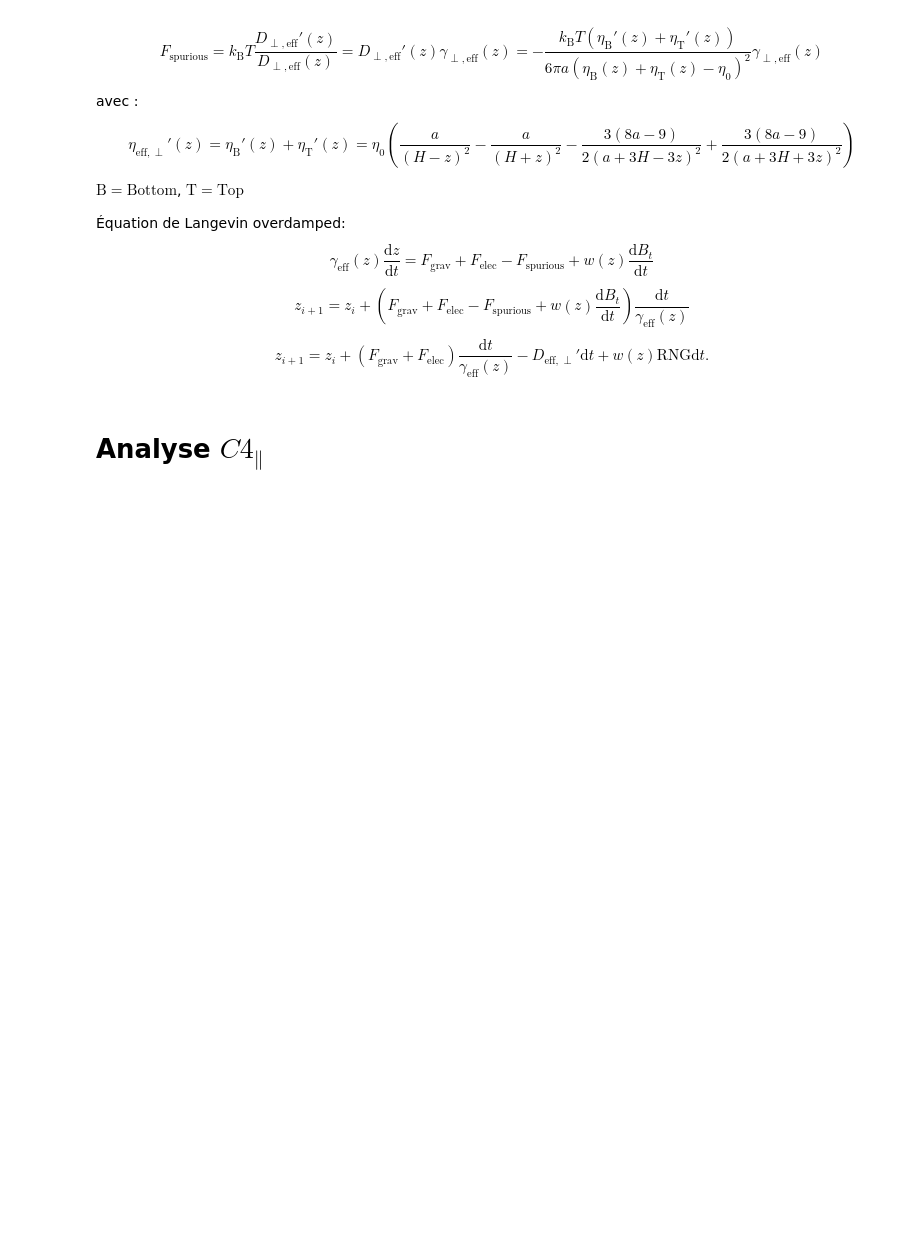
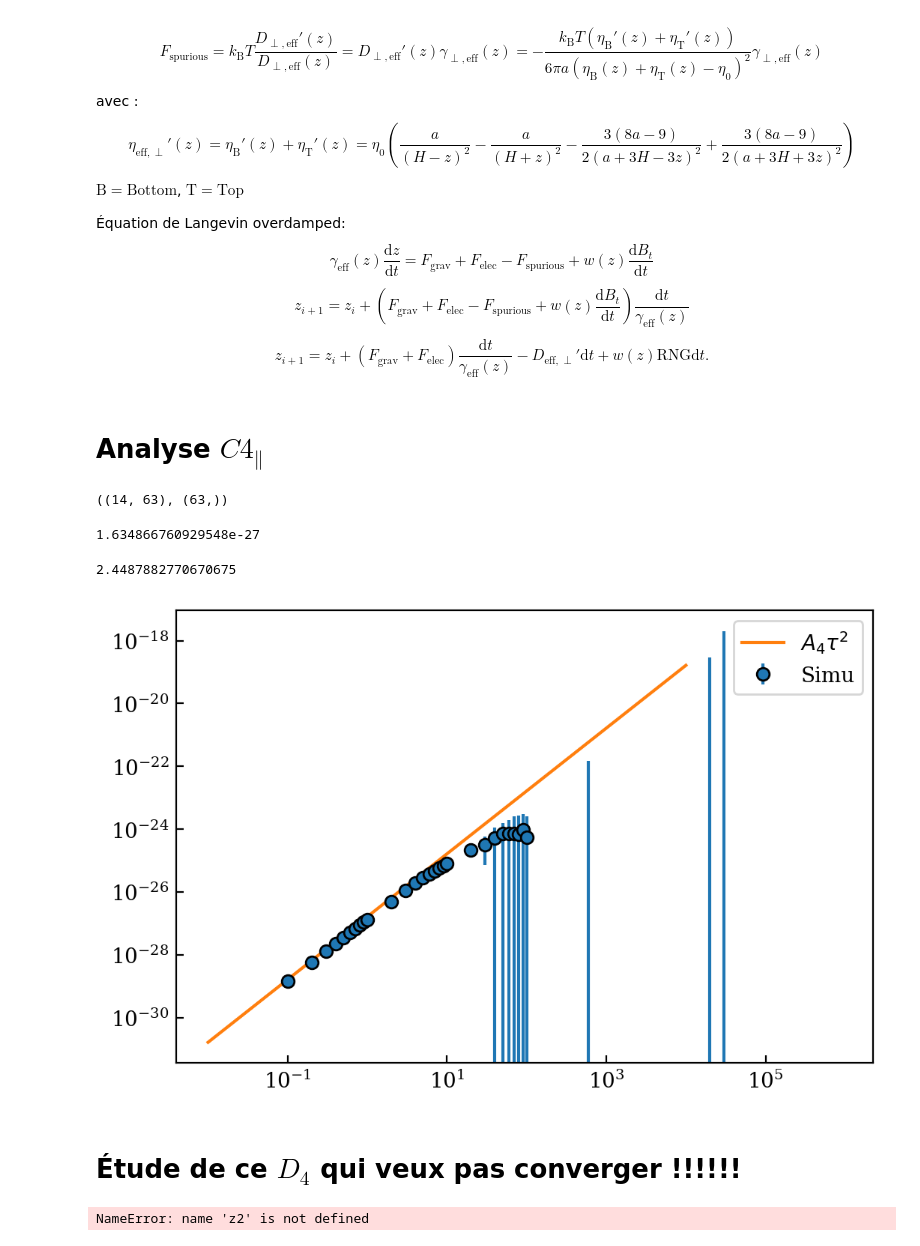
Before and after one commit to ElodieMillan/Brownian-particle-near-wall, a Jupyter notebook: Optimisation_experimental_C4/C4_analyseSimu-experience_papier.ipynb, the cells around one changed output. Drawn from its saved outputs; the diff is of its cells as text; code cells hidden in the pictures; blank space fills up the shorter version.

```diff
--- a/Optimisation_experimental_C4/C4_analyseSimu-experience_papier.ipynb
+++ b/Optimisation_experimental_C4/C4_analyseSimu-experience_papier.ipynb
@@ -215,27 +214,32 @@ F_spurious = lambda z: Dprime_z_eff(z, kBT, eta, a, H)*gamma_z_eff(z, eta, a, H)
 # %% [markdown]
 # Analyse $C4_\|$
 # %%
-file = "/home/e.millan/Documents/Stage2020-Nageurs-actifs-proche-de-parois-deformable/Optimisation_experimental_C4/C4_Datas/lD_6p800000e-08_lB_5p650000e-07_B_4p800000e+00_H_2p000000e-05_dt_1p000000e-03_Nt_100000000_Ntsub_100_.csv"
-data = np.loadtxt(file, delimiter = ",")
+file = "C4_Datas/lD_3p000000e-08_lB_5p500000e-07_B_4p800000e+00_H_5p000000e-06_dt_1p000000e-03_Nt_10000000_Ntsub_100_.csv"
 
 dt = float(file.replace("p", ".").split("_")[-6])
 Nt = int(file.replace("p", ".").split("_")[-4])
 Nt_sub = int(file.replace("p", ".").split("_")[-2])
 # file.replace("p", ".").split("_")
 
+data  = np.loadtxt(file, delimiter= ",")
+
+
 a = 1.5e-6
-H = 2e-6
-lD = 68.0e-9
-lB = 565.0e-9
+H = 20e-6
+lD = 70.6e-9
+lB = 573.0e-9
 kBT=1.38e-23*300
-B=4.8
+B = 4.58
 eta=0.001
+
+dx = 1e-7 # Pas d'integration numérique pour les calcules théoriques
+
 
 zz = np.linspace(-H+H*1e-3, H-H*1e-3, 1000)
 
 
 list_dt_c4 = np.array([], dtype=int)
-for i in range(len(str(Nt)) - 3):
+for i in range(len(str(Nt)) - 1):
     # Take just 10 points by decade.
     list_dt_c4 = np.concatenate(
         (
@@ -245,14 +249,7 @@ for i in range(len(str(Nt)) - 3):
     )
 tau = list_dt_c4*dt*Nt_sub
 
-#THEORIE
-V_theo = lambda z: B*kBT*np.exp(-H/lD)*(np.exp(-z/lD) + np.exp(+z/lD)) + kBT/lB*z
-D_perp = lambda z: kBT/gamma_z_eff(z, a, eta, H)
-D_para = lambda z: kBT/gamma_xy_eff(z, a, eta, H)
-D_0 = lambda z: kBT/(6*np.pi*eta*a*np.ones(len(z)))
 
-D4_theo, C4_theo = C4_long(Dpara=D_para, Dperp=D_perp, V=V_theo, kBT=kBT, a=-H, b=+H)
-A4_theo = C4_court(Dpara=D_para, V=V_theo, kBT=kBT, a=-H, b=+H)
-
-
-np.shape(data), np.shape(tau), Nt_sub
+np.shape(data), np.shape(tau)
+# %% [output]
+((14, 63), (63,))
@@ -259,11 +262,28 @@ np.shape(data), np.shape(tau), Nt_sub
+# %%
+A4_theo = C4_court(Dpara=D_para, V=V_theo, kBT=kBT, hmin=-H, hmax=+H, dx=dx)
+A4_theo
+# %% [output]
+1.634866760929548e-27
+# %%
+dx = 1e-7
+D4_theo = C4_long(Dpara=D_para, Dperp=D_perp, V=V_theo, kBT=kBT, H=H, dx=dx)
+D4_theo
+# %% [output]
+2.4487882770670675
 # %%
+#plt.style.use('dark_background')
+dt = float(file.replace("p", ".").split("_")[-6])
+Nt = int(file.replace("p", ".").split("_")[-4])
+
 tt_court = np.linspace(1e-2, dt*Nt, 10000)
 tt_long = np.linspace(19, dt*Nt, 10000)
 
-# plt.loglog(tau[:-17], np.mean( data, axis=0)[:-17], "o")
-# plt.loglog(tau[:-17], data[0,:-17], "o")
-plt.errorbar(tau[:-17], np.mean( data, axis=0)[:-17], yerr=np.std(data, axis=0)[:-17], fmt="o", label=r"Simu")
-plt.loglog(tt_court, A4_theo*tt_court**2,label=r"Court")
-plt.plot(tt_long, D4_theo*tt_long-C4_theo, label=r"Long")
-
+plt.errorbar(tau, np.mean( data, axis=0), yerr=np.std(data, axis=0), fmt="o", label=r"Simu")
+plt.loglog(tt_court, A4_theo*tt_court**2,label=r"$A_4 \tau ^2$")
+# plt.plot(tt_long, D4_theo*tt_long, label=r"$24 D_4 \tau - 24 C_4$")
 plt.legend()
+plt.savefig("C4_simu_tempsLongNope.png")
+# %% [output]
+[figure, added]
+# %% [markdown]
+# Étude de ce $D_4$ qui veux pas converger !!!!!!
@@ -269,0 +340,11 @@ plt.legend()
+# %%
+
+plt.plot(z2, JJ2, label=r"$dx=1e-7$")
+plt.plot(z, JJ, label=r"$dx=1e-8$")
+plt.xlabel(r"$z$")
+plt.ylabel(r"$J(z)$")
+plt.legend()
+plt.show()
+# plt.savefig("J_z_dx.png")
+# %% [output]
+NameError: name 'z2' is not defined
```
Also changed, not shown: parts of 9 cells of this notebook, 6 other files.
